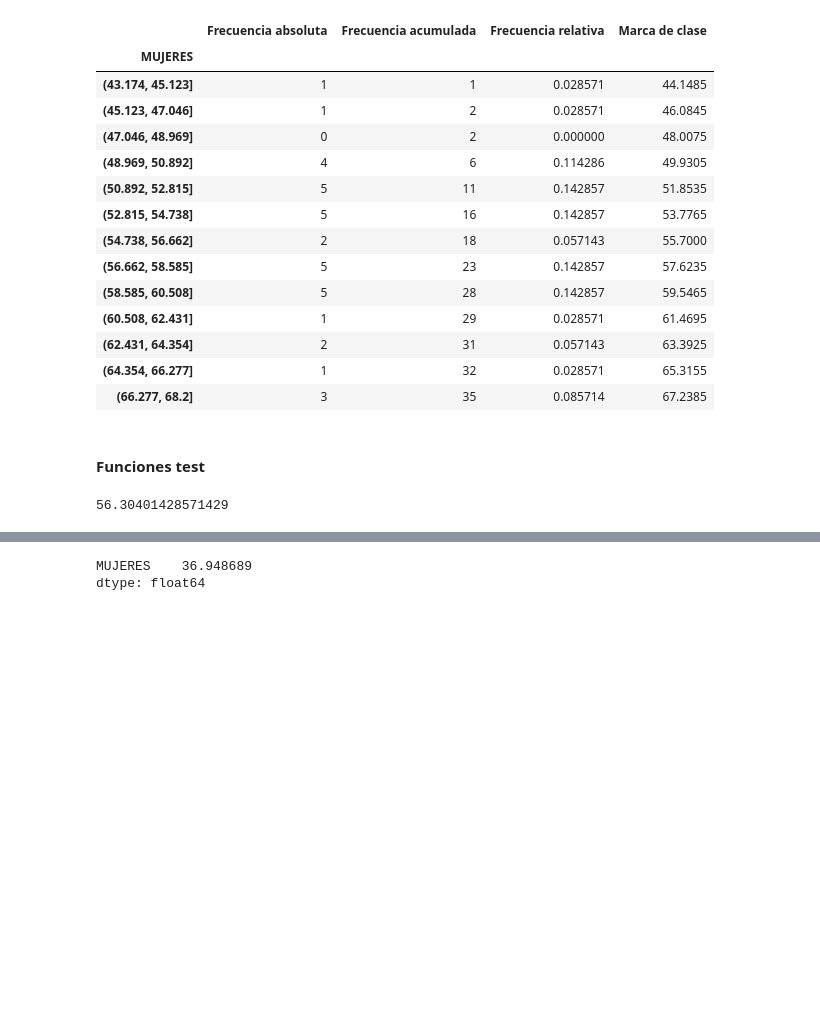
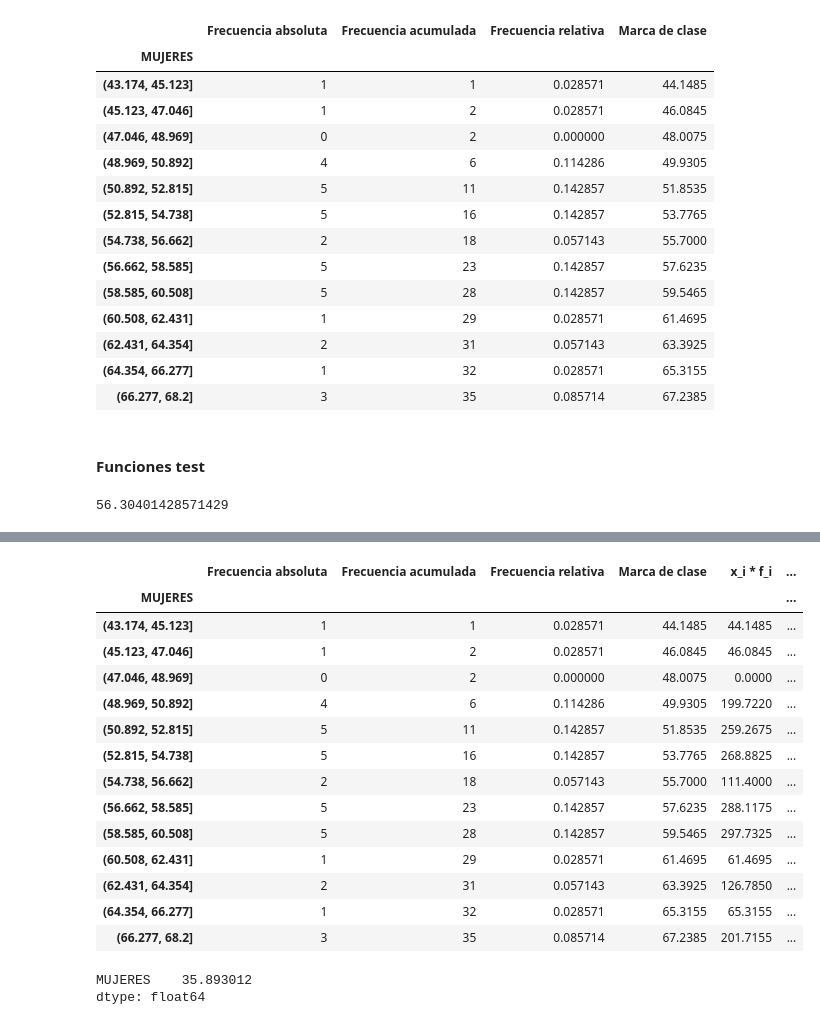
Before and after one commit to SandovalAguilar/grouped-distribution-table, a Jupyter notebook: codigo/pia.ipynb, the cells around one changed output, grey strips where cells are left out. Saved outputs shown, nothing was run; the diff lists cells and outputs as text; code cells hidden in the pictures; blank space fills up the shorter version.

Commit message:
Media y varianza

```diff
--- a/codigo/pia.ipynb
+++ b/codigo/pia.ipynb
@@ -200,5 +197,24 @@ varianza_agrupada(tabla_frecuencias, n, media_agrupada)
+# %%
+tabla_frecuencias['(x_i - \mu)^2'] = ((tabla_frecuencias['Marca de clase'] - media_agrupada) ** 2)
+tabla_frecuencias
+# %% [output]
+|  | Frecuencia absoluta | Frecuencia acumulada | Frecuencia relativa | Marca de clase | x_i * f_i | ... |
+| MUJERES |  |  |  |  |  | ... |
+| (43.174, 45.123] | 1 | 1 | 0.028571 | 44.1485 | 44.1485 | ... |
+| (45.123, 47.046] | 1 | 2 | 0.028571 | 46.0845 | 46.0845 | ... |
+| (47.046, 48.969] | 0 | 2 | 0.000000 | 48.0075 | 0.0000 | ... |
+| (48.969, 50.892] | 4 | 6 | 0.114286 | 49.9305 | 199.7220 | ... |
+| (50.892, 52.815] | 5 | 11 | 0.142857 | 51.8535 | 259.2675 | ... |
+| (52.815, 54.738] | 5 | 16 | 0.142857 | 53.7765 | 268.8825 | ... |
+| (54.738, 56.662] | 2 | 18 | 0.057143 | 55.7000 | 111.4000 | ... |
+| (56.662, 58.585] | 5 | 23 | 0.142857 | 57.6235 | 288.1175 | ... |
+| (58.585, 60.508] | 5 | 28 | 0.142857 | 59.5465 | 297.7325 | ... |
+| (60.508, 62.431] | 1 | 29 | 0.028571 | 61.4695 | 61.4695 | ... |
+| (62.431, 64.354] | 2 | 31 | 0.057143 | 63.3925 | 126.7850 | ... |
+| (64.354, 66.277] | 1 | 32 | 0.028571 | 65.3155 | 65.3155 | ... |
+| (66.277, 68.2] | 3 | 35 | 0.085714 | 67.2385 | 201.7155 | ... |
 # %%
-df.var()
+df.var(ddof = 0)
 # %% [output]
-MUJERES    36.948689
+MUJERES    35.893012
 dtype: float64
```
Also changed, not shown: parts of 3 cells of this notebook.
